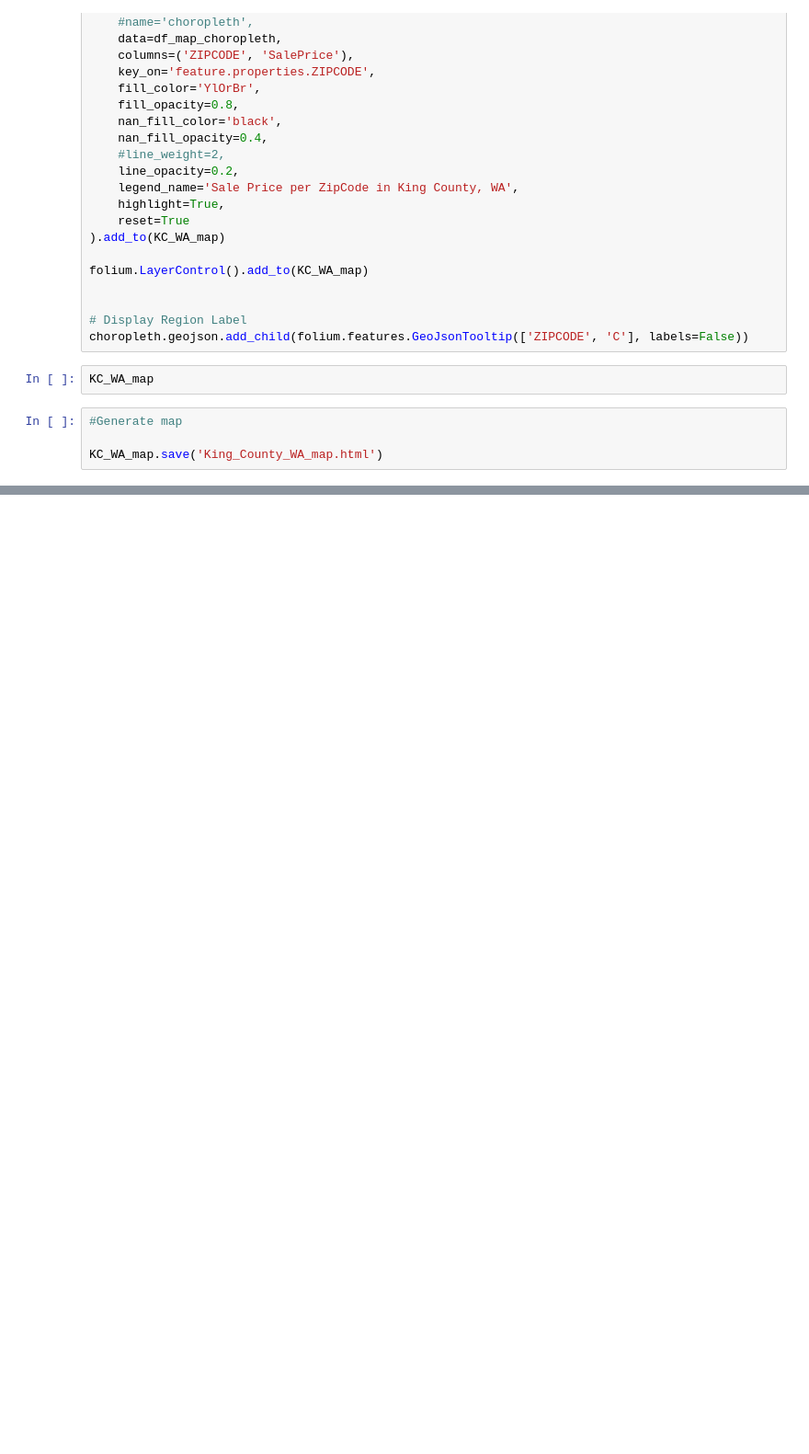
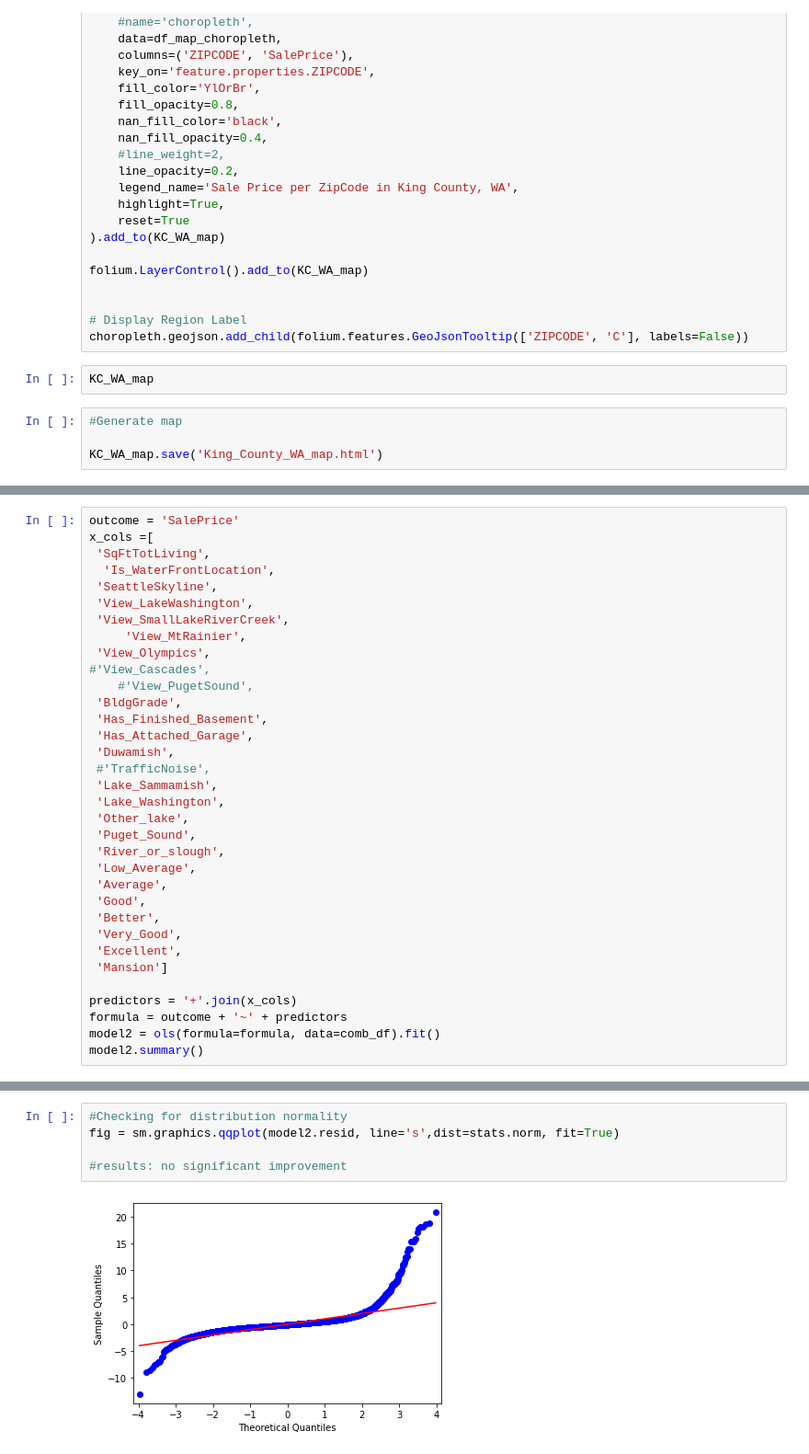
Before and after one commit to angelicacodes/phase_2_project_chicago-sf-seattle-ds-082420, a Jupyter notebook: notebooks/final/final_notebook.ipynb, the cells around one changed output, grey strips where cells are left out. Shown at 92% size. Cells and saved outputs as stored; diff of their text form; blank space fills up the shorter version.

```diff
--- a/notebooks/final/final_notebook.ipynb
+++ b/notebooks/final/final_notebook.ipynb
@@ -556,0 +825,34 @@ KC_WA_map.save('King_County_WA_map.html')
+# %%
+outcome = 'SalePrice'
+x_cols =[
+ 'SqFtTotLiving',
+  'Is_WaterFrontLocation',
+ 'SeattleSkyline',
+ 'View_LakeWashington',
+ 'View_SmallLakeRiverCreek',
+     'View_MtRainier',
+ 'View_Olympics',
+#'View_Cascades',
+    #'View_PugetSound',
+ 'BldgGrade',
+ 'Has_Finished_Basement',
+ 'Has_Attached_Garage',
+ 'Duwamish',
+ #'TrafficNoise',
+ 'Lake_Sammamish',
+ 'Lake_Washington',
+ 'Other_lake',
+ 'Puget_Sound',
+ 'River_or_slough',
+ 'Low_Average',
+ 'Average',
+ 'Good',
+ 'Better',
+ 'Very_Good',
+ 'Excellent',
+ 'Mansion']
+
+predictors = '+'.join(x_cols)
+formula = outcome + '~' + predictors
+model2 = ols(formula=formula, data=comb_df).fit()
+model2.summary()
@@ -556,0 +894,7 @@ KC_WA_map.save('King_County_WA_map.html')
+# %%
+#Checking for distribution normality
+fig = sm.graphics.qqplot(model2.resid, line='s',dist=stats.norm, fit=True)
+
+#results: no significant improvement
+# %% [output]
+[figure, added]
```
Also changed, not shown: parts of 31 cells of this notebook.
